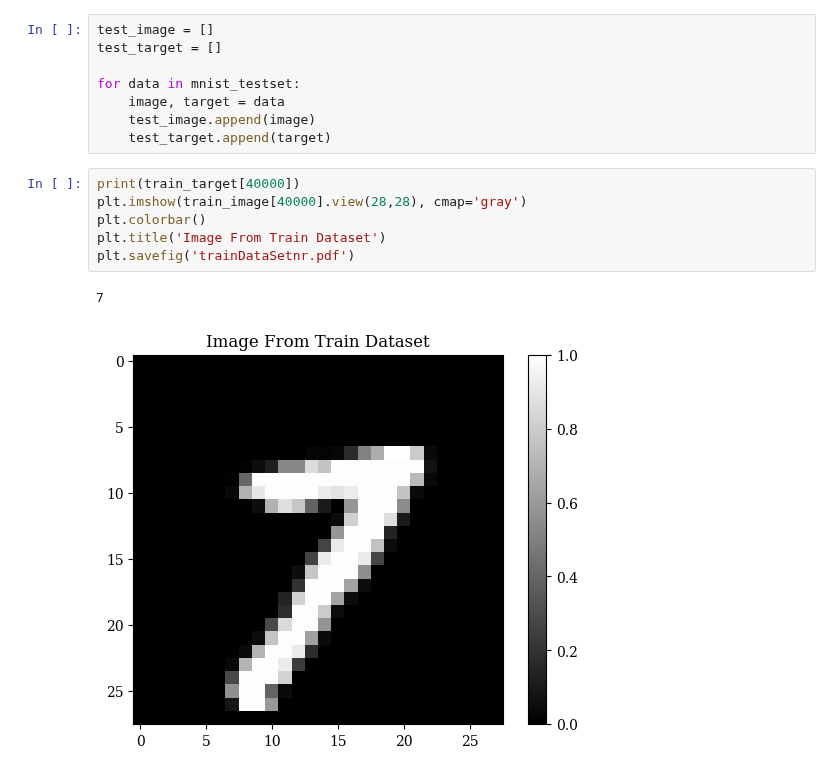
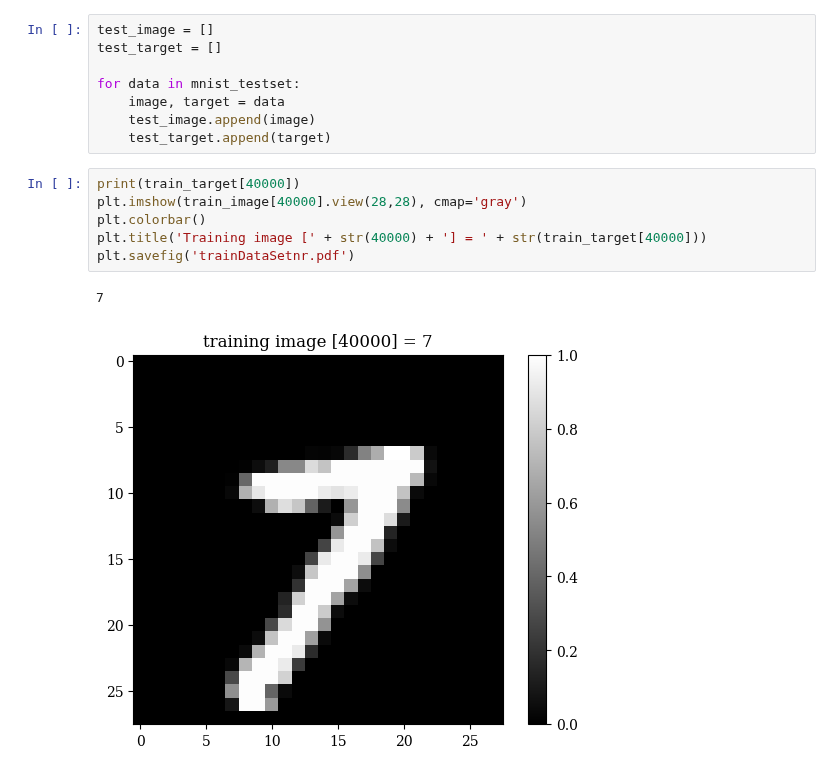
Before and after one commit to idalinnakallio/DAT565, a Jupyter notebook: Assignment 6/Assignment6.ipynb, the cells around one changed output. Drawn from its saved outputs; the diff is of its cells as text.

```diff
--- a/Assignment 6/Assignment6.ipynb
+++ b/Assignment 6/Assignment6.ipynb
@@ -61,12 +65,12 @@ for data in mnist_testset:
 # %%
 print(train_target[40000])
 plt.imshow(train_image[40000].view(28,28), cmap='gray')
 plt.colorbar()
-plt.title('Image From Train Dataset')
+plt.title('Training image [' + str(40000) + '] = ' + str(train_target[40000]))
 plt.savefig('trainDataSetnr.pdf')
 # %% [output]
 7
-[figure, old version]
+[figure, new version]
 # %%
 print(test_target[4000])
 plt.imshow(test_image[4000].view(28,28), cmap='gray')
```
Also changed, not shown: parts of 4 cells of this notebook, 2 other files.
